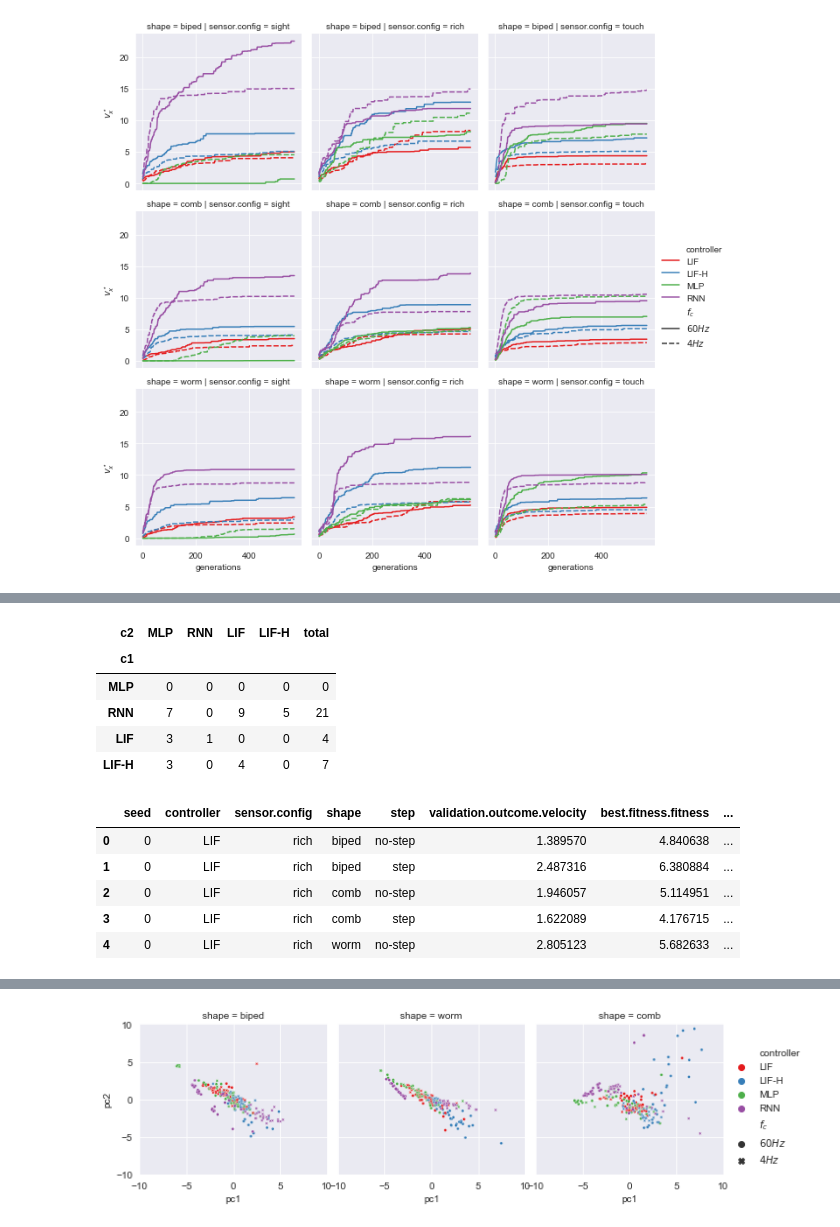
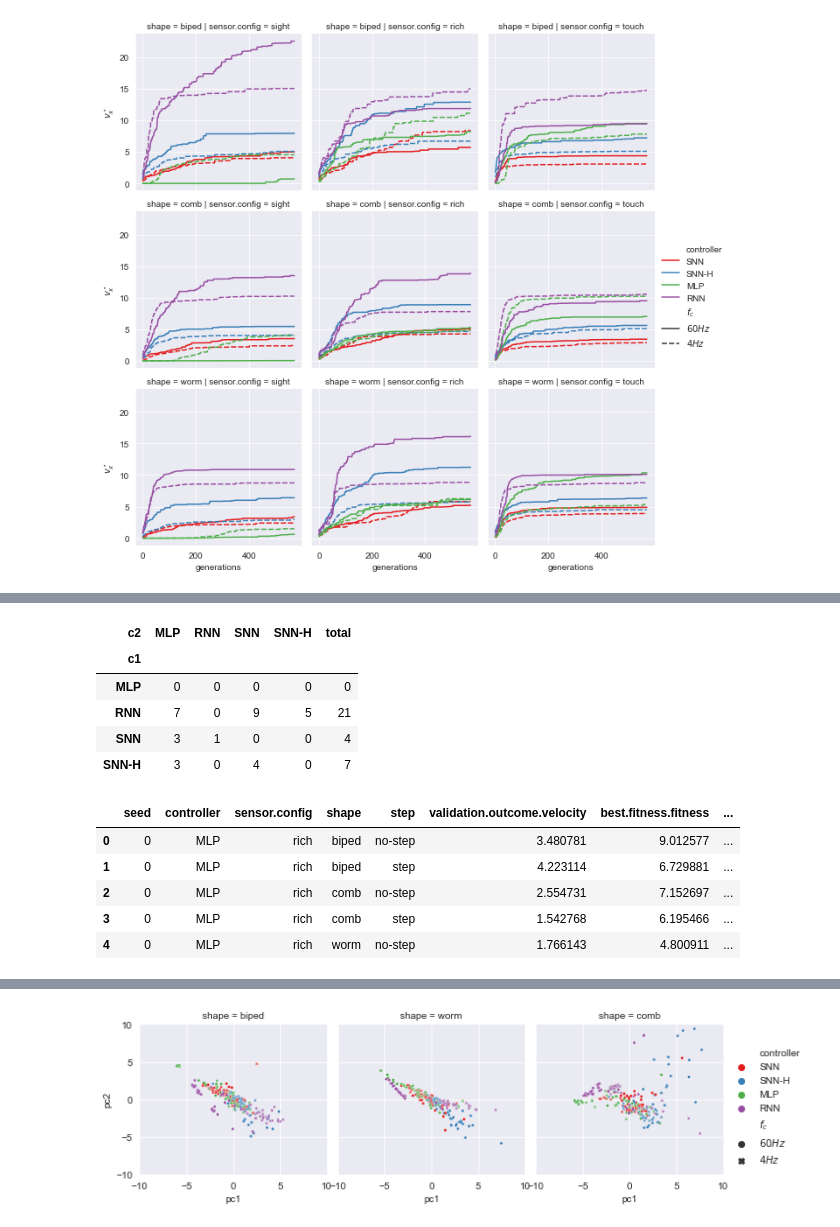
Before and after one commit to giorgia-nadizar/NeuralModelsVSR, a Jupyter notebook: results/data_analysis.ipynb, the cells around one changed output, grey strips where cells are left out. Cells and saved outputs as stored; diff of their text form; code cells hidden in the pictures.

```diff
--- a/results/data_analysis.ipynb
+++ b/results/data_analysis.ipynb
@@ -11,6 +11,7 @@ from sklearn_extra.cluster import KMedoids
 # %%
 last = pd.read_csv("data/last.txt", sep=";")
 last["shape"] = last["shape"].apply(lambda x: x.split("-")[0])
+last["controller"] = last["controller"].apply(lambda x: x.replace("LIF", "SNN"))
 last["sensor.config"] = last["sensor.config"].apply(lambda x: x.split("-")[0].replace("spinedTouchSighted", "rich"))
 last["step"] = last["step"].apply(lambda x: "step" if x == "T" else "no-step")
 last["$f_c$"] = last["step"].apply(lambda x: "$4Hz$" if x == "step" else "$60Hz$")
@@ -126,35 +129,36 @@ for c1 in controllers:
 
 p_df = pd.DataFrame.from_dict(p_list)
 p_df = p_df.pivot(index="c1", columns=["c2"], values="n")
-p_df = p_df[["MLP", "RNN", "LIF", "LIF-H"]]
-p_df = p_df.reindex(["MLP", "RNN", "LIF", "LIF-H"])
-p_df["total"] = p_df["MLP"] + p_df["RNN"] + p_df["LIF"] + p_df["LIF-H"]
+p_df = p_df[["MLP", "RNN", "SNN", "SNN-H"]]
+p_df = p_df.reindex(["MLP", "RNN", "SNN", "SNN-H"])
+p_df["total"] = p_df["MLP"] + p_df["RNN"] + p_df["SNN"] + p_df["SNN-H"]
 p_df
 # %% [output]
-| c2 | MLP | RNN | LIF | LIF-H | total |
+| c2 | MLP | RNN | SNN | SNN-H | total |
 | c1 |  |  |  |  |  |
 | MLP | 0 | 0 | 0 | 0 | 0 |
 | RNN | 7 | 0 | 9 | 5 | 21 |
-| LIF | 3 | 1 | 0 | 0 | 4 |
-| LIF-H | 3 | 0 | 4 | 0 | 7 |
+| SNN | 3 | 1 | 0 | 0 | 4 |
+| SNN-H | 3 | 0 | 4 | 0 | 7 |
 # %%
 rho = pd.read_csv("data/validation.txt", sep=";")
+rho["controller"] = rho["controller"].apply(lambda x: x.replace("LIF", "SNN"))
 rho["shape"] = rho["shape"].apply(lambda x: x.split("-")[0])
 rho["sensor.config"] = rho["sensor.config"].apply(lambda x: x.split("-")[0].replace("spinedTouchSighted", "rich"))
 rho["step"] = rho["step"].apply(lambda x: "step" if x == "T" else "no-step")
 rho["$f_c$"] = rho["step"].apply(lambda x: "$4Hz$" if x == "step" else "$60Hz$")
 rho = rho.groupby(["seed", "controller", "sensor.config", "shape", "step"])[
   "validation.outcome.velocity"].mean().reset_index()
 rho = pd.merge(rho, last[["seed", "controller", "sensor.config", "shape", "step", "best.fitness.fitness", "$f_c$"]])
 rho["rho"] = rho["validation.outcome.velocity"] / rho["best.fitness.fitness"]
 rho.head()
 # %% [output]
 |  | seed | controller | sensor.config | shape | step | validation.outcome.velocity | best.fitness.fitness | ... |
-| 0 | 0 | LIF | rich | biped | no-step | 1.389570 | 4.840638 | ... |
-| 1 | 0 | LIF | rich | biped | step | 2.487316 | 6.380884 | ... |
-| 2 | 0 | LIF | rich | comb | no-step | 1.946057 | 5.114951 | ... |
-| 3 | 0 | LIF | rich | comb | step | 1.622089 | 4.176715 | ... |
-| 4 | 0 | LIF | rich | worm | no-step | 2.805123 | 5.682633 | ... |
+| 0 | 0 | MLP | rich | biped | no-step | 3.480781 | 9.012577 | ... |
+| 1 | 0 | MLP | rich | biped | step | 4.223114 | 6.729881 | ... |
+| 2 | 0 | MLP | rich | comb | no-step | 2.554731 | 7.152697 | ... |
+| 3 | 0 | MLP | rich | comb | step | 1.542768 | 6.195466 | ... |
+| 4 | 0 | MLP | rich | worm | no-step | 1.766143 | 4.800911 | ... |
 # %%
 g = sns.FacetGrid(rho, col="sensor.config", row="shape")
 g.map_dataframe(sns.boxplot, x="$f_c$", y="rho", hue="controller", palette="Set1")
```
Also changed, not shown: parts of 9 cells of this notebook.
